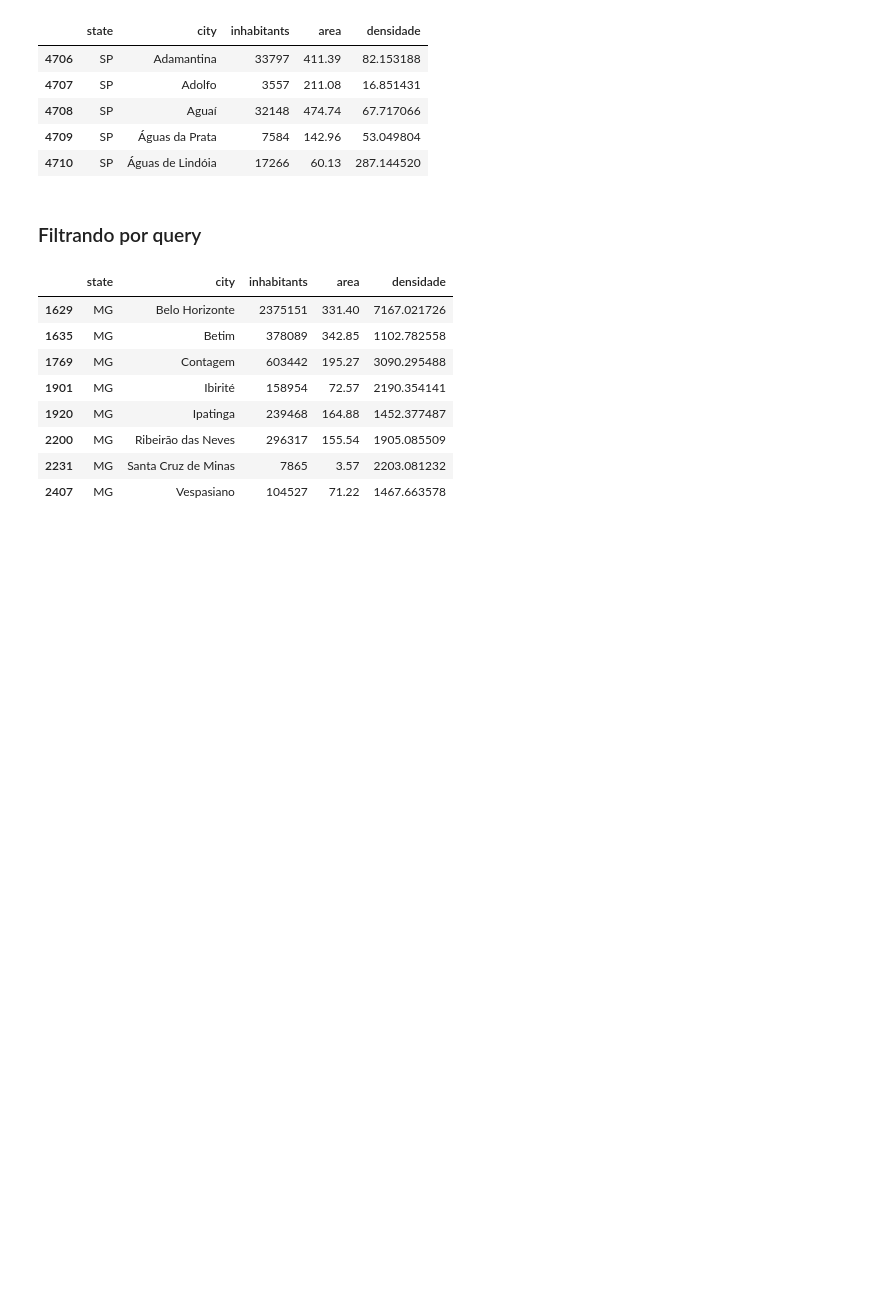
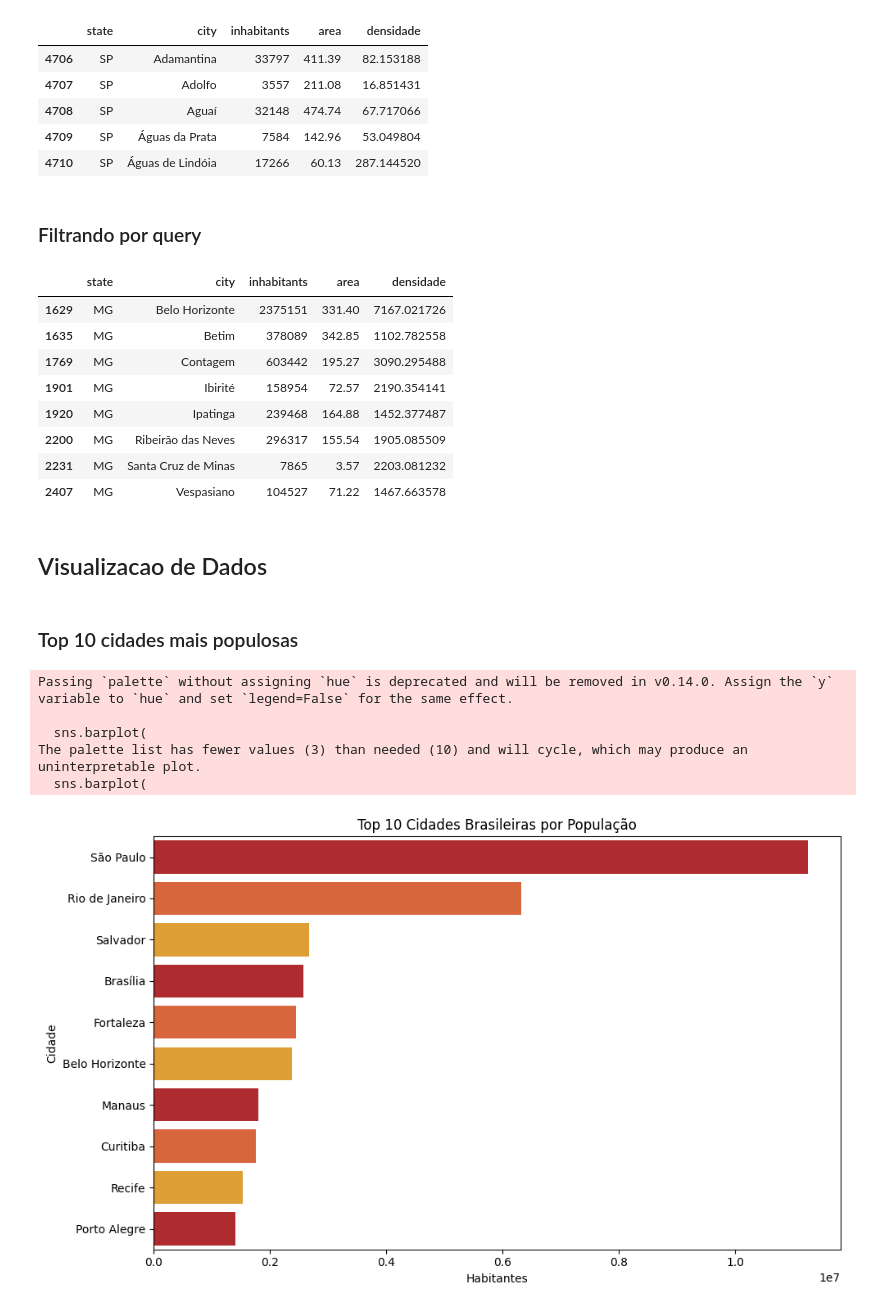
Before and after one commit to miqueias-ayron/Insper---Ciencia-de-Dados, a Jupyter notebook: notebooks/AULA_01.ipynb, the cells around one changed output. Saved outputs shown, nothing was run; the diff lists cells and outputs as text; code cells hidden in the pictures; blank space fills up the shorter version.

Commit message:
notebook: visualizacao de dados (matplotlib e seaborn)

```diff
--- a/notebooks/AULA_01.ipynb
+++ b/notebooks/AULA_01.ipynb
@@ -92,3 +92,33 @@ mg_densas
 | 2200 | MG | Ribeirão das Neves | 296317 | 155.54 | 1905.085509 |
 | 2231 | MG | Santa Cruz de Minas | 7865 | 3.57 | 2203.081232 |
 | 2407 | MG | Vespasiano | 104527 | 71.22 | 1467.663578 |
+# %% [markdown]
+## Visualizacao de Dados
+# %% [markdown]
+### Top 10 cidades mais populosas
+# %%
+import matplotlib.pyplot as plt
+import seaborn as sns
+
+#selecionar as 10 cidades mais populosas
+top10 = cidades.nlargest(10, 'inhabitants')
+
+plt.figure(figsize=(10,6))
+sns.barplot(
+    data=top10,
+    x='inhabitants',
+    y='city',
+    palette=["#C4161C", "#F15A22", "#FAA61A"]
+)
+plt.title('Top 10 Cidades Brasileiras por População')
+plt.xlabel('Habitantes')
+plt.ylabel('Cidade')
+plt.tight_layout()
+plt.show()
+# %% [output]
+Passing `palette` without assigning `hue` is deprecated and will be removed in v0.14.0. Assign the `y` variable to `hue` and set `legend=False` for the same effect.
+
+  sns.barplot(
+The palette list has fewer values (3) than needed (10) and will cycle, which may produce an uninterpretable plot.
+  sns.barplot(
+[figure, added]
```
Also changed, not shown: parts of 2 cells of this notebook.
